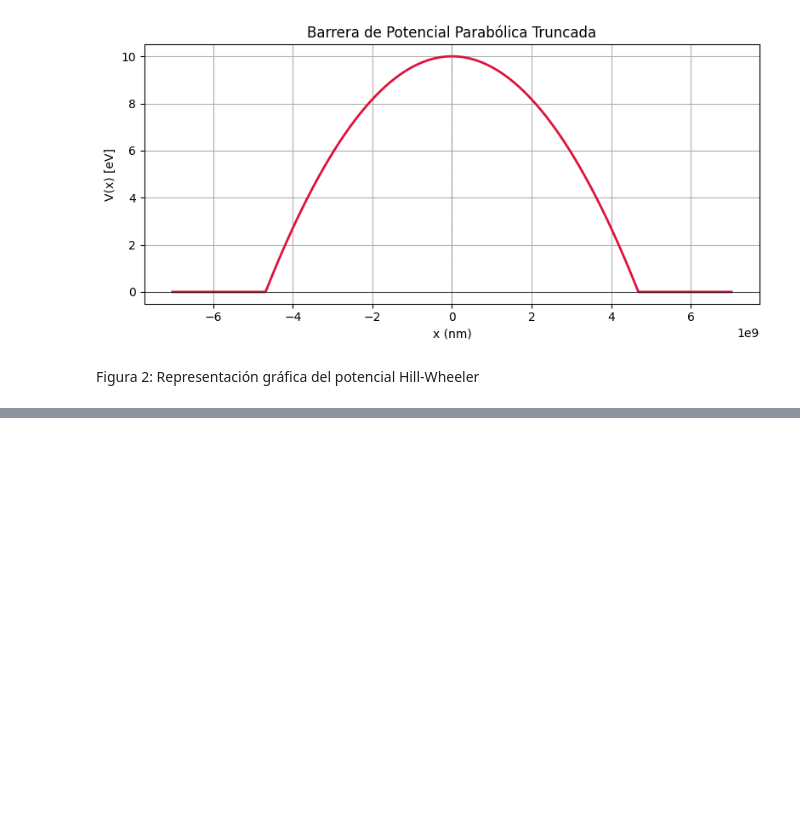
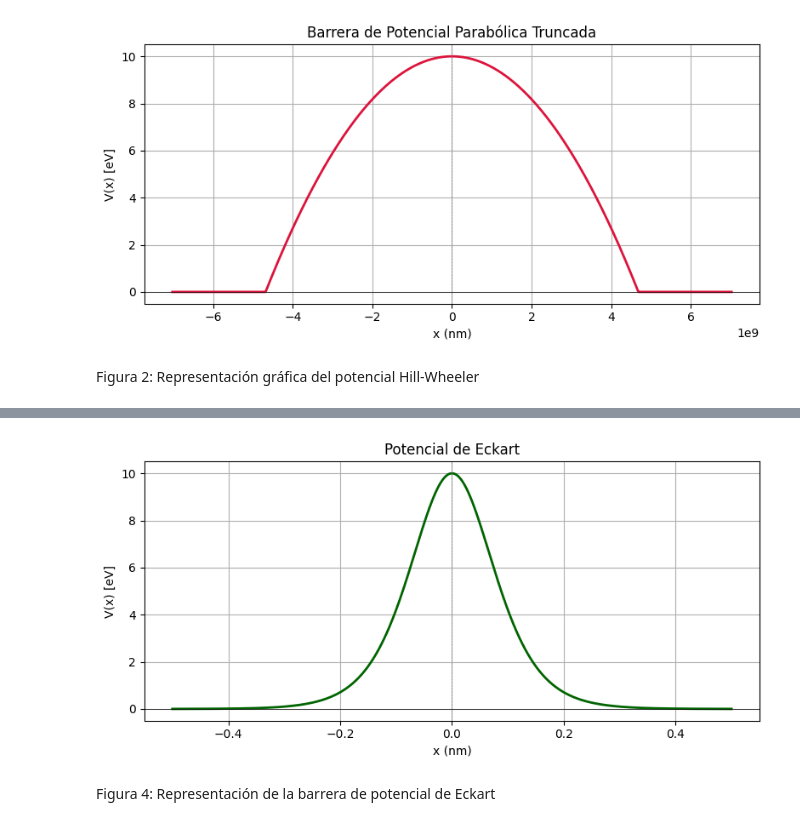
Before and after one commit to CR0NX73/Quantum-Tunnelling-Times, a Jupyter notebook: potenciales.ipynb, the cells around one changed output, grey strips where cells are left out. Saved outputs shown, nothing was run; the diff lists cells and outputs as text; code cells hidden in the pictures; blank space fills up the shorter version.

```diff
--- a/potenciales.ipynb
+++ b/potenciales.ipynb
@@ -84,0 +147,29 @@ Figura 2: Representación gráfica del potencial Hill-Wheeler
+# %%
+# Parámetros del potencial
+V0 = 10     # Profundidad del pozo en eV
+a = 0.1e-9  # Parámetro de escala (ancho) en metros
+
+# Punto de corte del potencial
+x_cut = a * np.log(2)
+
+# Dominio en x (extendido un poco más a la izquierda para ver la forma completa)
+x = np.linspace(-5*a, 5*a, 1000)
+
+# Potencial de Morse truncado
+V = V0 * 1/np.cosh(x / a)**2
+
+# Gráfica
+plt.figure(figsize=(8, 4))
+plt.plot(x * 1e9, V, color='darkgreen', lw=2)
+plt.title('Potencial de Eckart')
+plt.xlabel('x (nm)')
+plt.ylabel('V(x) [eV]')
+plt.grid(True)
+plt.axhline(0, color='black', lw=0.5)
+plt.axvline(0, color='gray', linestyle='--', lw=0.5)
+plt.tight_layout()
+plt.show()
+# %% [output]
+[figure, added]
+# %% [markdown]
+Figura 4: Representación de la barrera de potencial de Eckart
```
Also changed, not shown: parts of 4 cells of this notebook.
